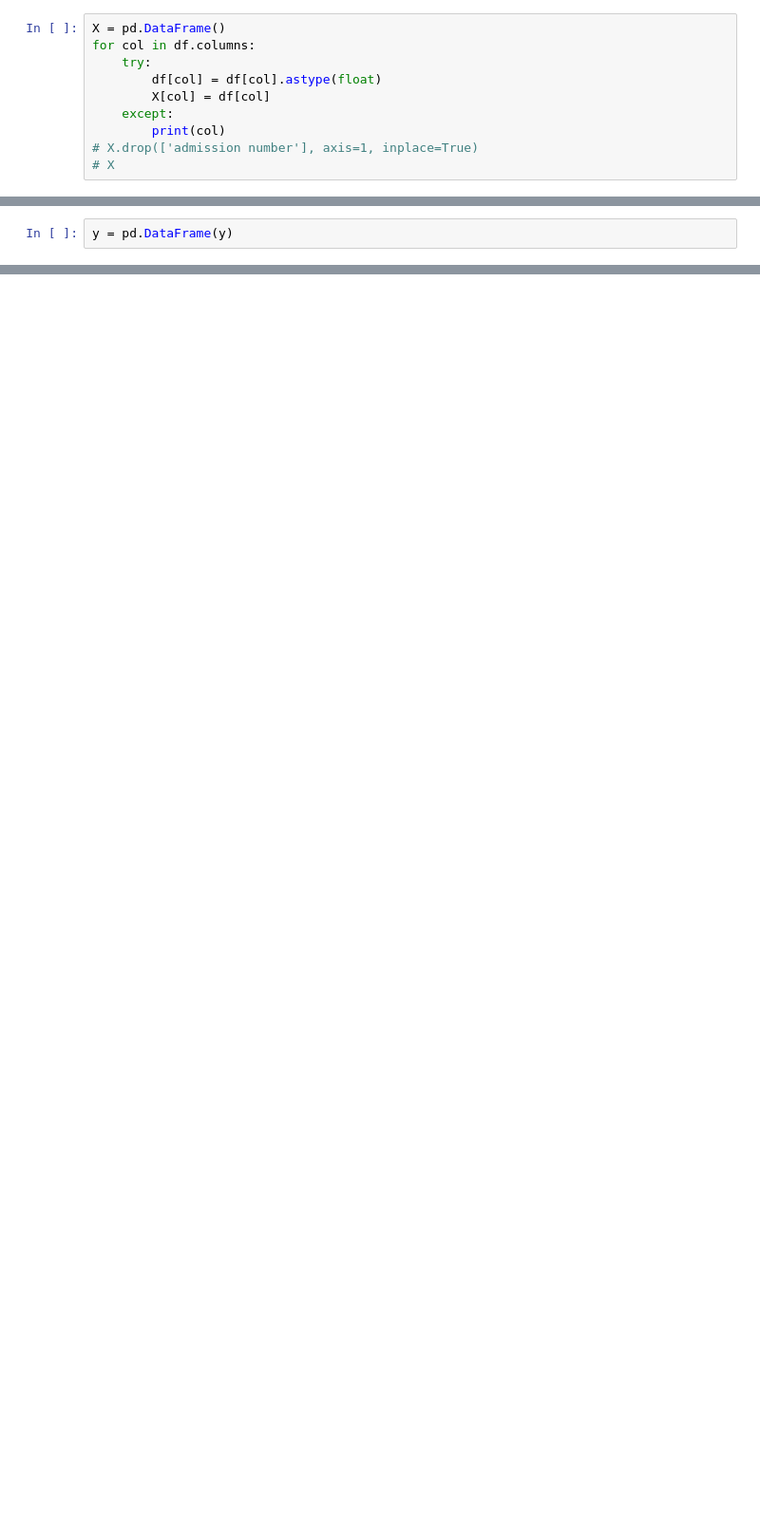
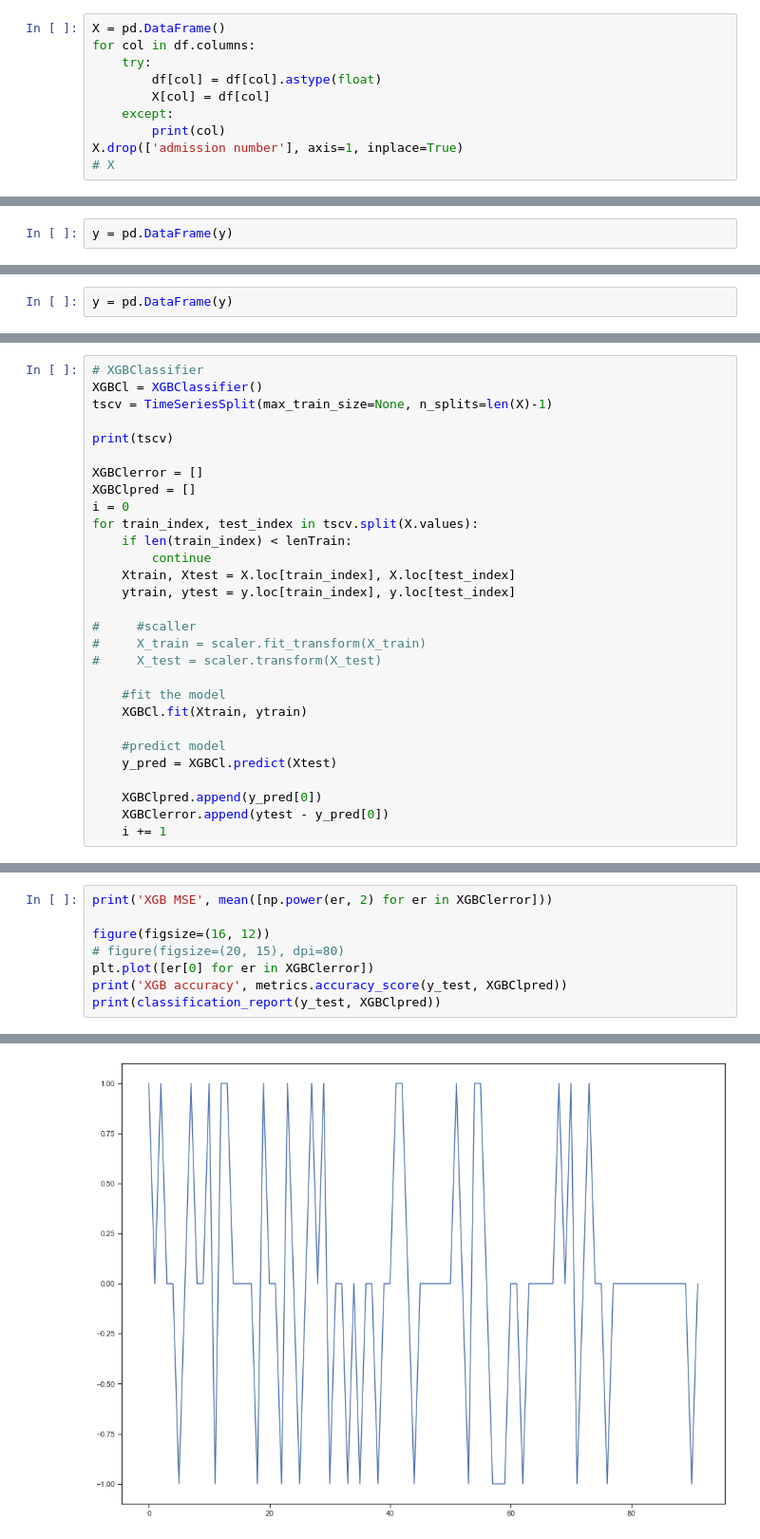
Before and after one commit to aminkhod/Asthma_Alert, a Jupyter notebook: Classification.ipynb, the cells around one changed output, grey strips where cells are left out. Shown at 95% size. Cells and saved outputs as stored; diff of their text form; blank space fills up the shorter version.

```diff
--- a/Classification.ipynb
+++ b/Classification.ipynb
@@ -121,7 +125,7 @@ for col in df.columns:
         X[col] = df[col]
     except:
         print(col)
-# X.drop(['admission number'], axis=1, inplace=True)
+X.drop(['admission number'], axis=1, inplace=True)
 # X
 # %% [output]
 datetime
@@ -193,0 +221,2 @@ X = X[['feelslikemax','pollen_intensity', 'Dióxido de Azoto (µg/m3)','Monóxid
+# %%
+y = pd.DataFrame(y)
@@ -246,0 +597,29 @@ weighted avg       0.28      0.26      0.27       114
+# %%
+# XGBClassifier
+XGBCl = XGBClassifier()
+tscv = TimeSeriesSplit(max_train_size=None, n_splits=len(X)-1)
+
+print(tscv)
+
+XGBClerror = []
+XGBClpred = []
+i = 0
+for train_index, test_index in tscv.split(X.values):
+    if len(train_index) < lenTrain:
+        continue
+    Xtrain, Xtest = X.loc[train_index], X.loc[test_index]
+    ytrain, ytest = y.loc[train_index], y.loc[test_index]
+
+#     #scaller
+#     X_train = scaler.fit_transform(X_train)
+#     X_test = scaler.transform(X_test)
+
+    #fit the model
+    XGBCl.fit(Xtrain, ytrain)
+
+    #predict model
+    y_pred = XGBCl.predict(Xtest)
+
+    XGBClpred.append(y_pred[0])
+    XGBClerror.append(ytest - y_pred[0])
+    i += 1
@@ -246,0 +628,9 @@ weighted avg       0.28      0.26      0.27       114
+# %%
+print('XGB MSE', mean([np.power(er, 2) for er in XGBClerror]))
+
+figure(figsize=(16, 12))
+# figure(figsize=(20, 15), dpi=80)
+plt.plot([er[0] for er in XGBClerror])
+print('XGB accuracy', metrics.accuracy_score(y_test, XGBClpred))
+print(classification_report(y_test, XGBClpred))
+# %% [output]
@@ -246,0 +647 @@ weighted avg       0.28      0.26      0.27       114
+[figure, added]
```
Also changed, not shown: parts of 47 cells of this notebook, 3 other files.
